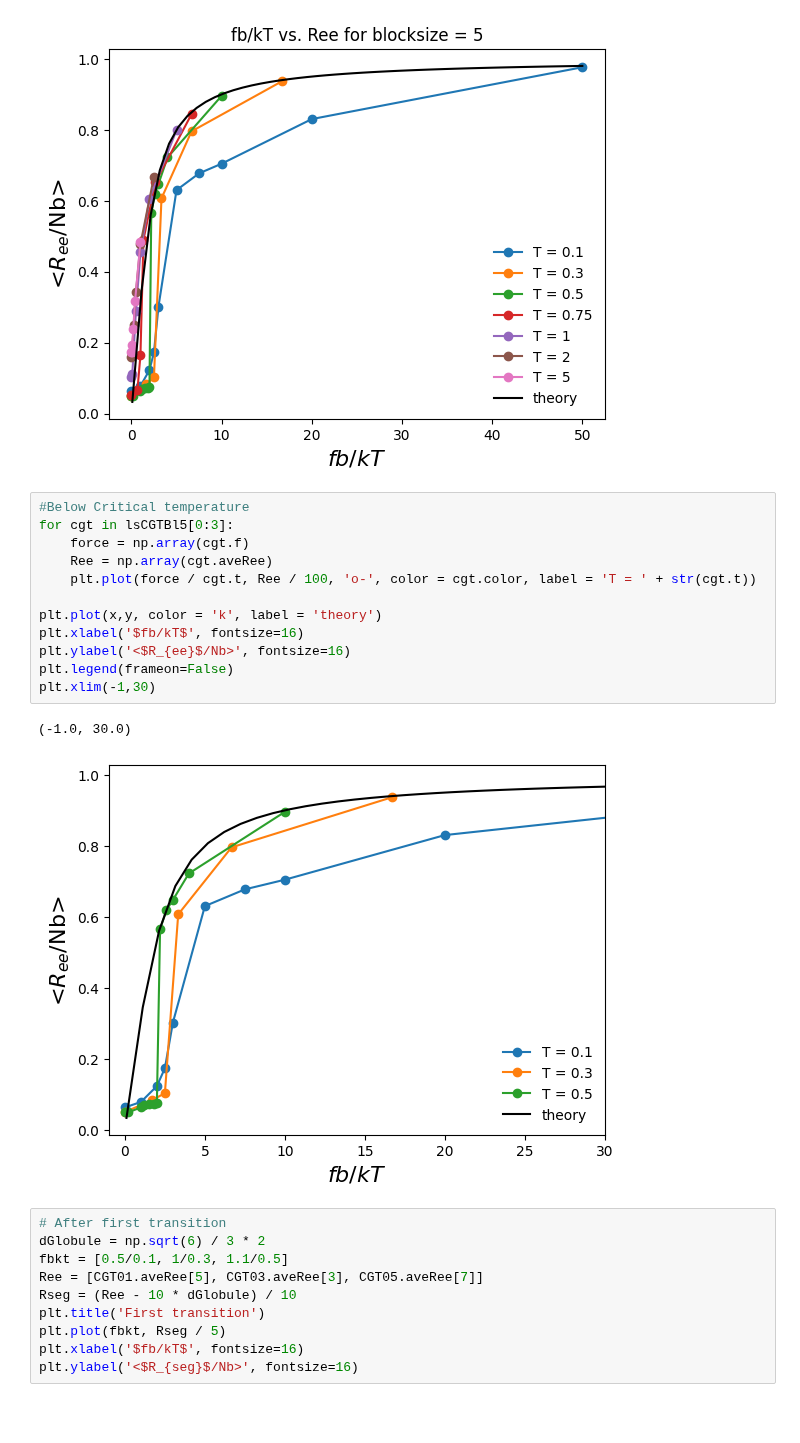
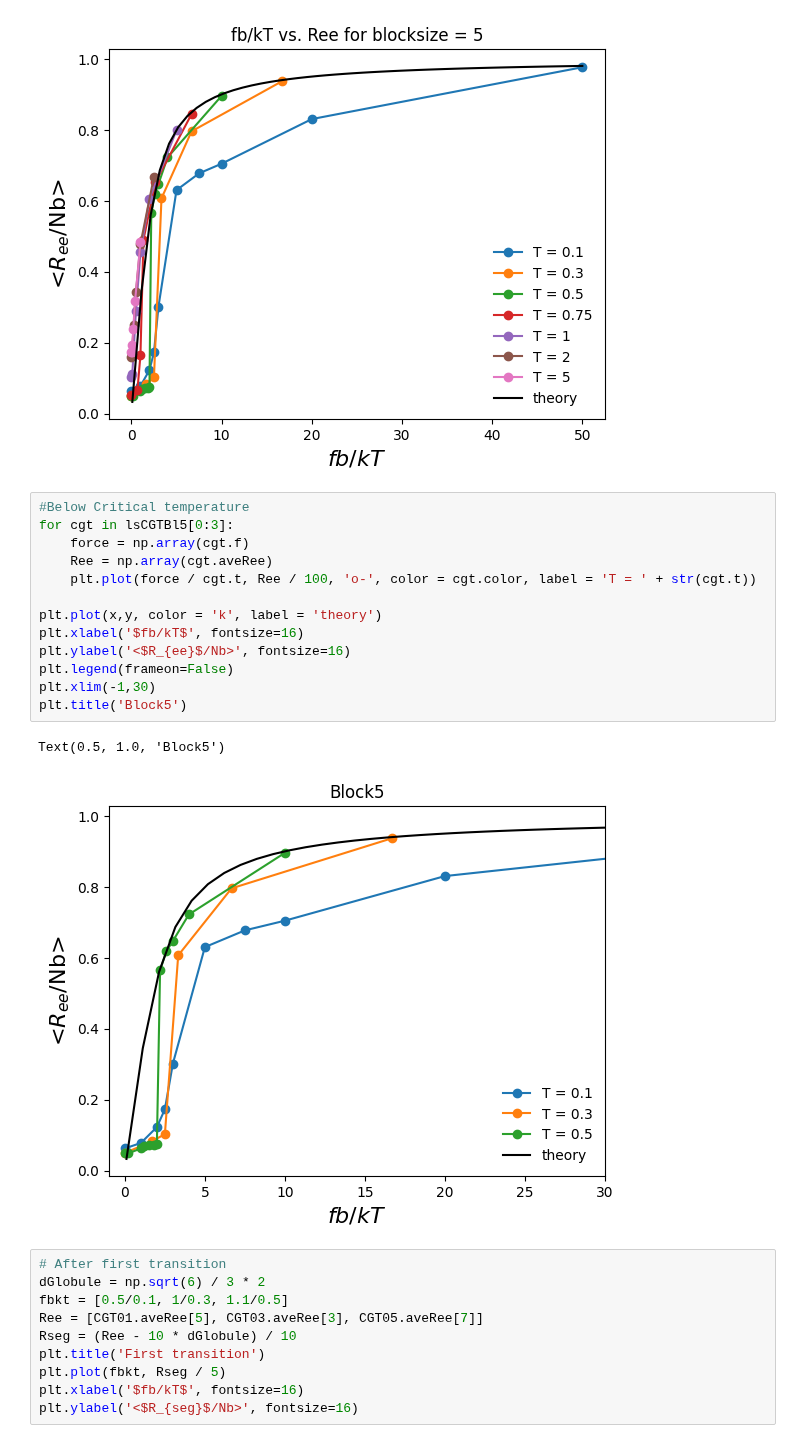
Before and after one commit to VagrantHyp/Code, a Jupyter notebook: Block5.ipynb, the cells around one changed output. Saved outputs shown, nothing was run; the diff lists cells and outputs as text; blank space fills up the shorter version.

```diff
--- a/Block5.ipynb
+++ b/Block5.ipynb
@@ -259,18 +259,19 @@ plt.savefig('../Data/Block5/Figures/Fbkt vs Ree')
 # %%
 #Below Critical temperature
 for cgt in lsCGTBl5[0:3]:
     force = np.array(cgt.f)
     Ree = np.array(cgt.aveRee)
     plt.plot(force / cgt.t, Ree / 100, 'o-', color = cgt.color, label = 'T = ' + str(cgt.t))
 
 plt.plot(x,y, color = 'k', label = 'theory')
 plt.xlabel('$fb/kT$', fontsize=16)
 plt.ylabel('<$R_{ee}$/Nb>', fontsize=16)
 plt.legend(frameon=False)
 plt.xlim(-1,30)
+plt.title('Block5')
 # %% [output]
-(-1.0, 30.0)
+Text(0.5, 1.0, 'Block5')
-[figure, old version]
+[figure, new version]
 # %%
 # After first transition
 dGlobule = np.sqrt(6) / 3 * 2
```
Also changed, not shown: 2 other files.
